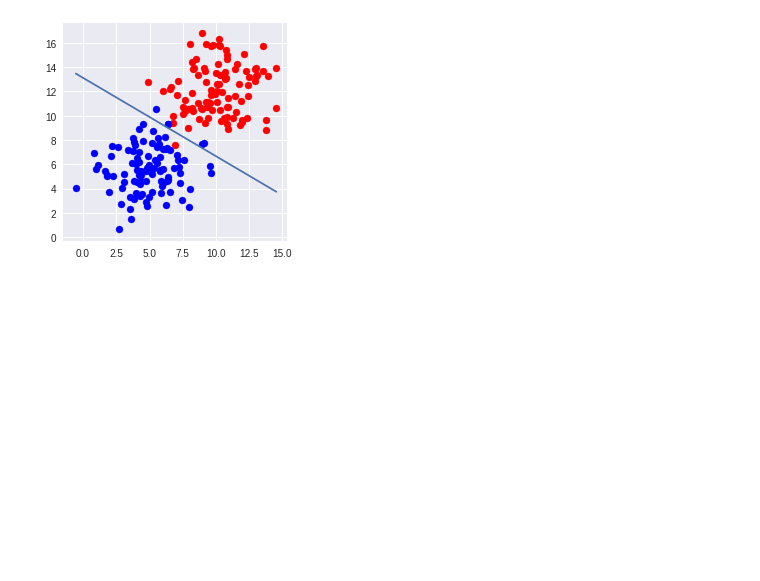
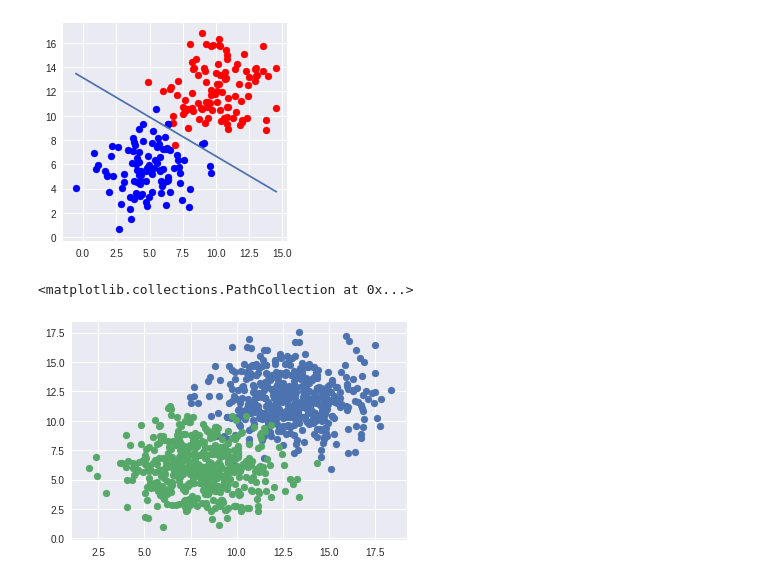
Before and after one commit to shirishbahirat/artificial-intelligence, a Jupyter notebook: machine_learning.ipynb, the cells around one changed output. Saved outputs shown, nothing was run; the diff lists cells and outputs as text; code cells hidden in the pictures; blank space fills up the shorter version.

```diff
--- a/machine_learning.ipynb
+++ b/machine_learning.ipynb
@@ -156,3 +156,19 @@ gradient_descent(line_parameters, all_points, y , 0.06)
 plt.show()
 # %% [output]
 [figure]
+# %%
+n_pts = 500
+np.random.seed(0)
+Xa = np.array([np.random.normal(13, 2, n_pts),
+               np.random.normal(12, 2, n_pts)]).T
+Xb = np.array([np.random.normal(8, 2, n_pts),
+               np.random.normal(6, 2, n_pts)]).T
+
+X = np.vstack((Xa, Xb))
+y = np.matrix(np.append(np.zeros(n_pts), np.ones(n_pts))).T
+
+plt.scatter(X[:n_pts,0], X[:n_pts,1])
+plt.scatter(X[n_pts:,0], X[n_pts:,1])
+# %% [output]
+<matplotlib.collections.PathCollection at 0x...>
+[figure, added]
```
